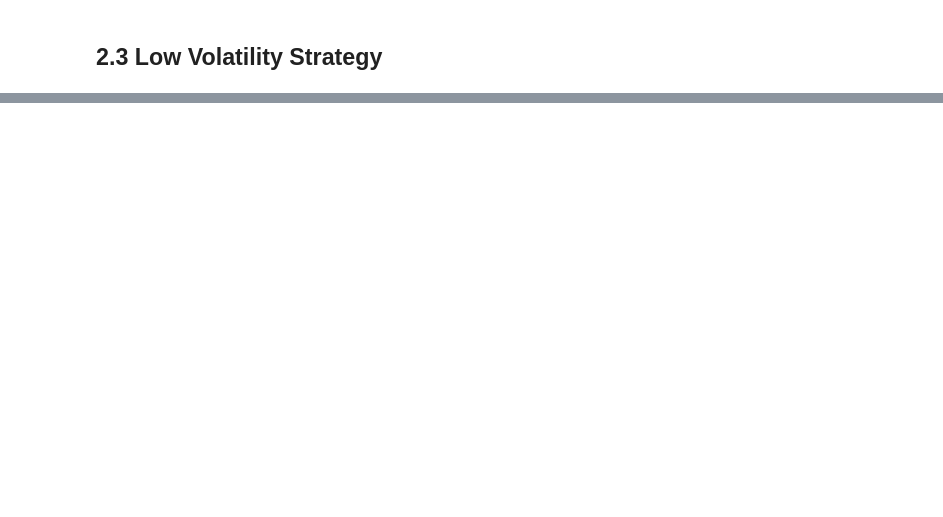
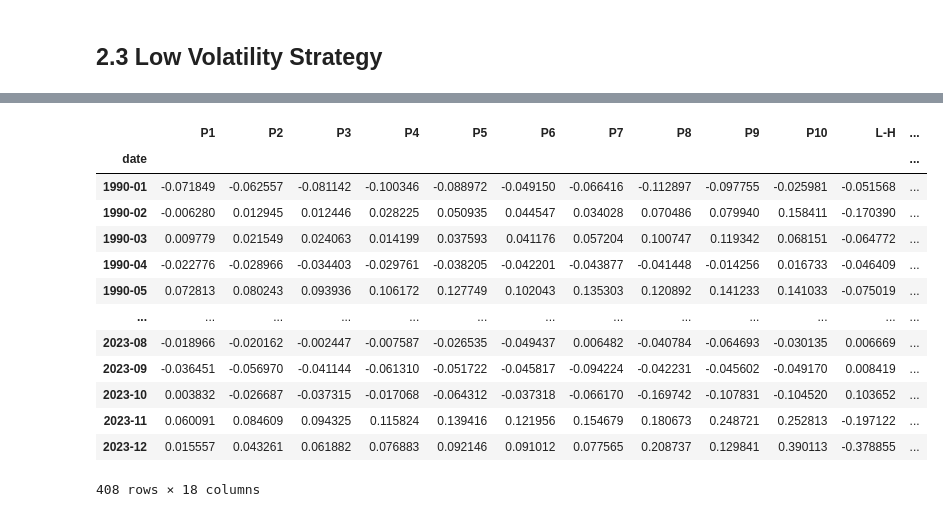
Before and after one commit to Berga20/AdvInv-Project, a Jupyter notebook: Coding.ipynb, the cells around one changed output, grey strips where cells are left out. Saved outputs shown, nothing was run; the diff lists cells and outputs as text; code cells hidden in the pictures; blank space fills up the shorter version.

```diff
--- a/Coding.ipynb
+++ b/Coding.ipynb
@@ -824,0 +839,3 @@ FF5_MOM
+# %%
+LowVol_df = preprocess_dataframe(LowVol_df)
+LowVol_df
@@ -824,0 +935,20 @@ FF5_MOM
+# %%
+portfolio_LowVol = portfolio_LowVol.sub(rf, axis=0)
+LowVol_FF = pd.concat([portfolio_LowVol, FF_data], axis=1)
+LowVol_FF = LowVol_FF['1990':]
+LowVol_FF
+# %% [output]
+|  | P1 | P2 | P3 | P4 | P5 | P6 | P7 | P8 | P9 | P10 | L-H | ... |
+| date |  |  |  |  |  |  |  |  |  |  |  | ... |
+| 1990-01 | -0.071849 | -0.062557 | -0.081142 | -0.100346 | -0.088972 | -0.049150 | -0.066416 | -0.112897 | -0.097755 | -0.025981 | -0.051568 | ... |
+| 1990-02 | -0.006280 | 0.012945 | 0.012446 | 0.028225 | 0.050935 | 0.044547 | 0.034028 | 0.070486 | 0.079940 | 0.158411 | -0.170390 | ... |
+| 1990-03 | 0.009779 | 0.021549 | 0.024063 | 0.014199 | 0.037593 | 0.041176 | 0.057204 | 0.100747 | 0.119342 | 0.068151 | -0.064772 | ... |
+| 1990-04 | -0.022776 | -0.028966 | -0.034403 | -0.029761 | -0.038205 | -0.042201 | -0.043877 | -0.041448 | -0.014256 | 0.016733 | -0.046409 | ... |
+| 1990-05 | 0.072813 | 0.080243 | 0.093936 | 0.106172 | 0.127749 | 0.102043 | 0.135303 | 0.120892 | 0.141233 | 0.141033 | -0.075019 | ... |
+| ... | ... | ... | ... | ... | ... | ... | ... | ... | ... | ... | ... | ... |
+| 2023-08 | -0.018966 | -0.020162 | -0.002447 | -0.007587 | -0.026535 | -0.049437 | 0.006482 | -0.040784 | -0.064693 | -0.030135 | 0.006669 | ... |
+| 2023-09 | -0.036451 | -0.056970 | -0.041144 | -0.061310 | -0.051722 | -0.045817 | -0.094224 | -0.042231 | -0.045602 | -0.049170 | 0.008419 | ... |
+| 2023-10 | 0.003832 | -0.026687 | -0.037315 | -0.017068 | -0.064312 | -0.037318 | -0.066170 | -0.169742 | -0.107831 | -0.104520 | 0.103652 | ... |
+| 2023-11 | 0.060091 | 0.084609 | 0.094325 | 0.115824 | 0.139416 | 0.121956 | 0.154679 | 0.180673 | 0.248721 | 0.252813 | -0.197122 | ... |
+| 2023-12 | 0.015557 | 0.043261 | 0.061882 | 0.076883 | 0.092146 | 0.091012 | 0.077565 | 0.208737 | 0.129841 | 0.390113 | -0.378855 | ... |
+408 rows × 18 columns
```
Also changed, not shown: parts of 20 cells of this notebook.
